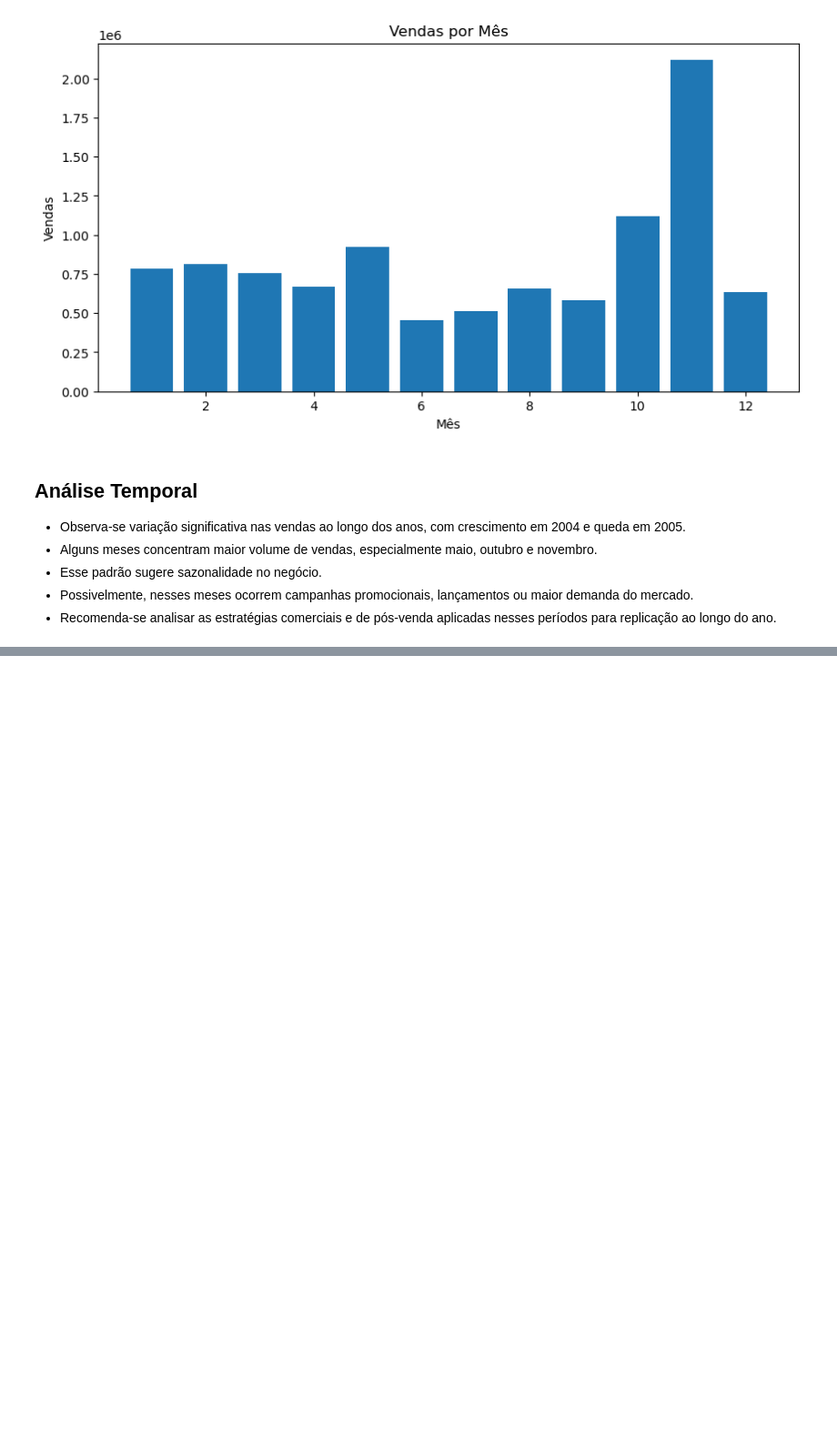
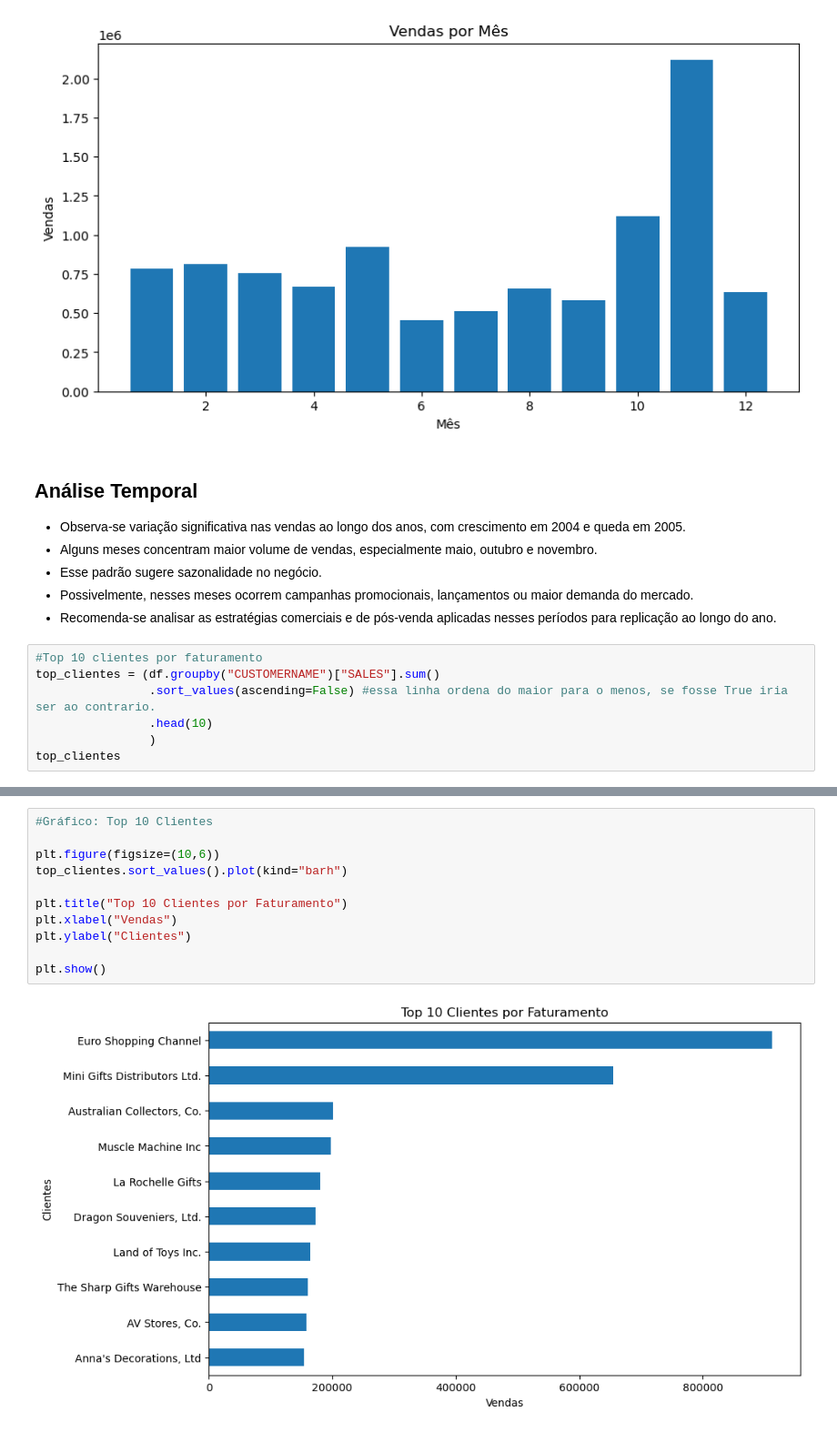
Before and after one commit to Jorge-print/data-portfolio-jorge, a Jupyter notebook: vendas/notebooks/analise_vendas.ipynb, the cells around one changed output, grey strips where cells are left out. Shown at 91% size. Saved outputs shown, nothing was run; the diff lists cells and outputs as text; blank space fills up the shorter version.

```diff
--- a/vendas/notebooks/analise_vendas.ipynb
+++ b/vendas/notebooks/analise_vendas.ipynb
@@ -216,3 +216,10 @@ plt.show()
 - Esse padrão sugere sazonalidade no negócio.
 - Possivelmente, nesses meses ocorrem campanhas promocionais, lançamentos ou maior demanda do mercado.
 - Recomenda-se analisar as estratégias comerciais e de pós-venda aplicadas nesses períodos para replicação ao longo do ano.
+# %%
+#Top 10 clientes por faturamento
+top_clientes = (df.groupby("CUSTOMERNAME")["SALES"].sum()
+                .sort_values(ascending=False) #essa linha ordena do maior para o menos, se fosse True iria ser ao contrario.
+                .head(10)
+                )
+top_clientes
@@ -218,0 +239,13 @@ plt.show()
+# %%
+#Gráfico: Top 10 Clientes
+
+plt.figure(figsize=(10,6))
+top_clientes.sort_values().plot(kind="barh")
+
+plt.title("Top 10 Clientes por Faturamento")
+plt.xlabel("Vendas")
+plt.ylabel("Clientes")
+
+plt.show()
+# %% [output]
+[figure, added]
```
Also changed, not shown: parts of 6 cells of this notebook.
